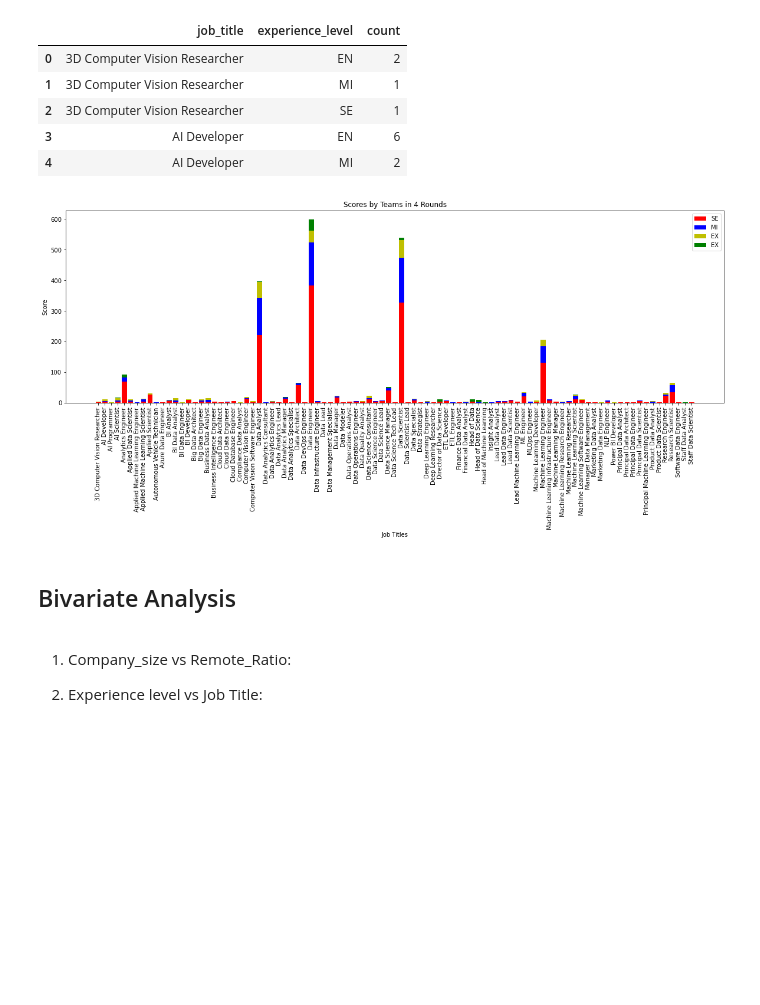
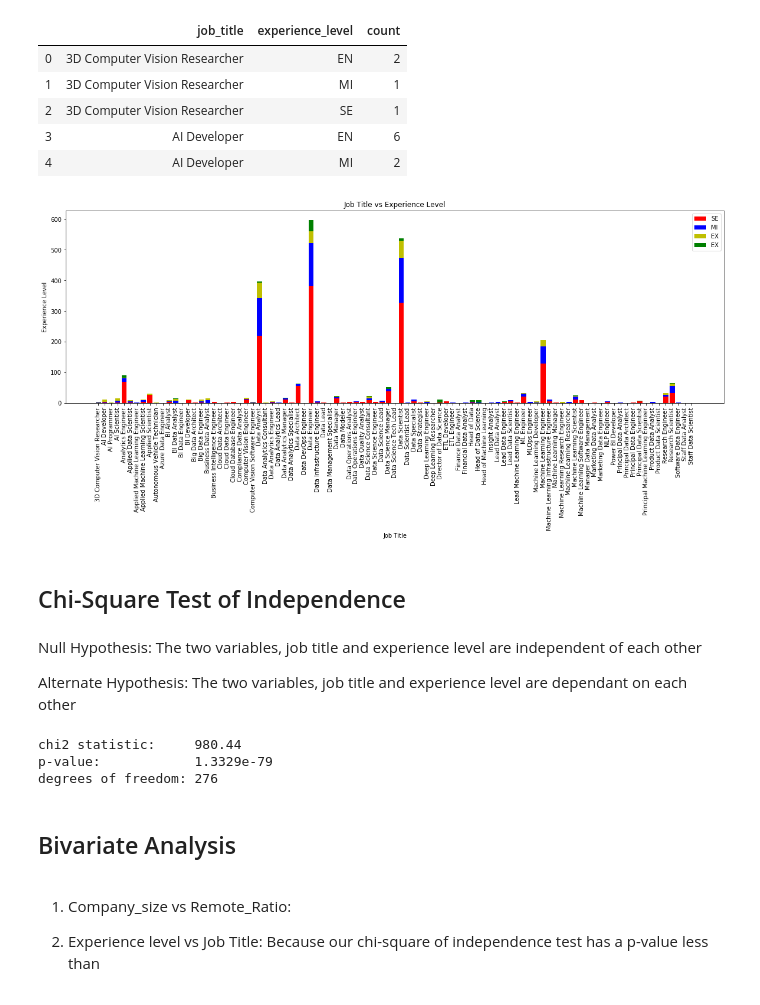
Before and after one commit to garimac12/project_acai, a Jupyter notebook: PROJECT_SW.ipynb, the cells around one changed output. Drawn from its saved outputs; the diff is of its cells as text; code cells hidden in the pictures; blank space fills up the shorter version.

```diff
--- a/PROJECT_SW.ipynb
+++ b/PROJECT_SW.ipynb
@@ -176,10 +174,10 @@ exp_level.head()
 | 3 | AI Developer | EN | 6 |
 | 4 | AI Developer | MI | 2 |
 # %%
-SE_lis = np.array()
-MI_lis = np.array()
-EN_lis = np.array()
-EX_lis = np.array()
+SE_lis = []
+MI_lis = []
+EN_lis = []
+EX_lis = []
 SE = 0
 MI = 0
 EN = 0
@@ -216,21 +214,37 @@ SE_MI_EN = list(map(add, SE_MI, EN_lis))
 # %%
 x = exp_level['job_title'].unique()
 fig = plt.figure(figsize = (20,6))
 plt.bar(x, SE_lis, color='r')
 plt.bar(x, MI_lis, bottom = SE_lis, color = 'b')
 plt.bar(x, EN_lis, bottom = SE_MI, color = 'y')
 plt.bar(x, EX_lis, bottom = SE_MI_EN, color = 'g')
-plt.xlabel("Job Titles")
-plt.ylabel("Score")
+plt.xlabel("Job Title")
+plt.ylabel("Experience Level")
 plt.legend(["SE", "MI", "EX", "EX"])
-plt.title("Scores by Teams in 4 Rounds")
+plt.title("Job Title vs Experience Level")
 plt.xticks(rotation=90)
 plt.show()
 # %% [output]
-[figure, old version]
+[figure, new version]
+# %% [markdown]
+## Chi-Square Test of Independence
+# %% [markdown]
+Null Hypothesis: The two variables, job title and experience level are independent of each other
+
+Alternate Hypothesis: The two variables, job title and experience level are dependant on each other
+# %%
+ct_table_ind=pd.crosstab(df["job_title"], df["experience_level"])
+chi2_stat, p, dof, expected = scipy.stats.chi2_contingency(ct_table_ind)
+print(f"chi2 statistic:     {chi2_stat:.5g}")
+print(f"p-value:            {p:.5g}")
+print(f"degrees of freedom: {dof}")
+# %% [output]
+chi2 statistic:     980.44
+p-value:            1.3329e-79
+degrees of freedom: 276
 # %% [markdown]
 ## Bivariate Analysis
 # %% [markdown]
 1. Company_size vs Remote_Ratio:
 
-2. Experience level vs Job Title:
+2. Experience level vs Job Title: Because our chi-square of independence test has a p-value less than
```
Also changed, not shown: parts of 6 cells of this notebook.
